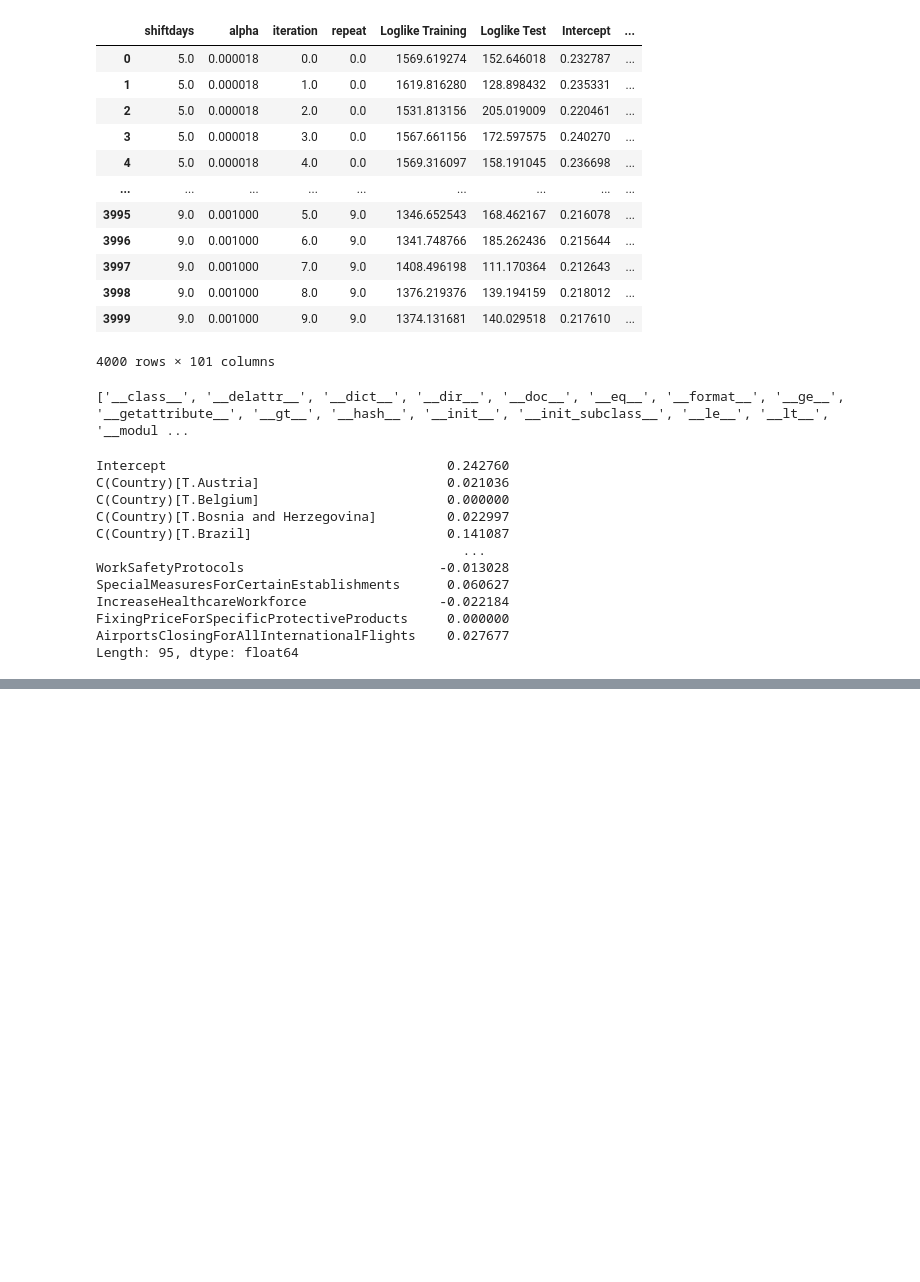
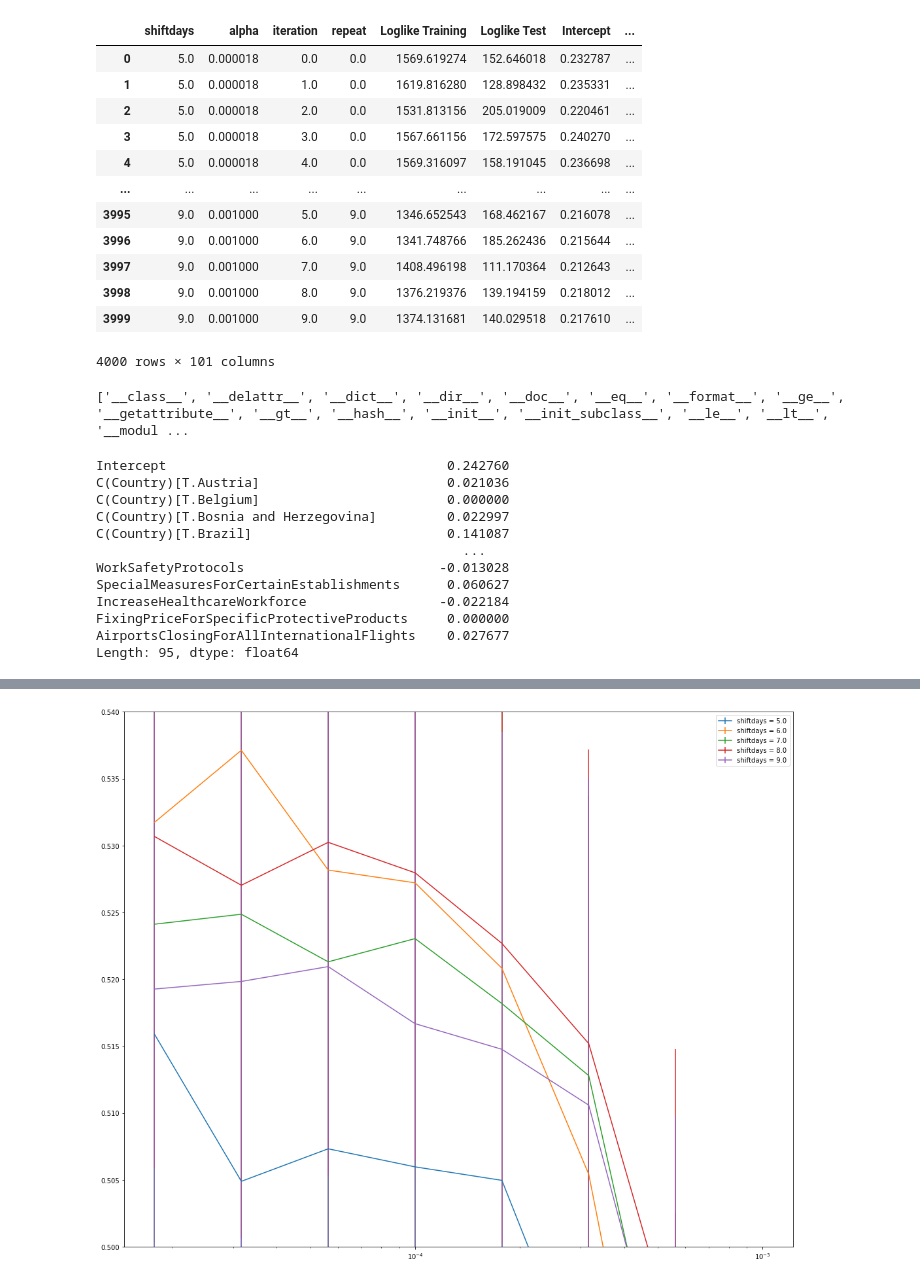
Before and after one commit to lukasgeyrhofer/corona, a Jupyter notebook: regression measures.ipynb, the cells around one changed output, grey strips where cells are left out. Cells and saved outputs as stored; diff of their text form; code cells hidden in the pictures; blank space fills up the shorter version.

```diff
--- a/regression measures.ipynb
+++ b/regression measures.ipynb
@@ -301,7 +301,7 @@ allresults_rndXv     = None
 
 for shiftdays in range(0, maxshift + 1):
     print('generating DF and model for shiftdays = {}'.format(shiftdays))
-    tmp, measurelist = GetRegressionDF(countrylist = measure_data.countrylist, shiftdays = shiftdays, maxlen = 40, smooth = True)
+    tmp, measurelist = GetRegressionDF(countrylist = measure_data.countrylist, shiftdays = shiftdays, smooth = True)
     regrDF.append(tmp)
 
     countrylist = tmp['Country'].unique()
@@ -368,7 +368,7 @@ for shiftdays in np.arange(maxshift + 1):
             result_dict['Loglike Training'] = model_train[shiftdays][i].loglike(results.params)
             result_dict['Loglike Test']     = model_test[shiftdays][i].loglike(np.array(test_params))
 
-            result_dict.update({k:v for k,v in results.params.items()})
+            result_dict['result'] = results
 
             if allresults_rndXv is None:
                 allresults_rndXv = pd.DataFrame({k:np.array([v]) for k,v in result_dict.items()})
@@ -1050,0 +1098,23 @@ Length: 95, dtype: float64
+# %%
+shiftdaylist = r2DF['shiftdays'].unique()
+alphalist = r2DF['alpha'].unique()
+shiftdaylist.sort()
+alphalist.sort()
+
+fig,ax = plt.subplots(1,1)
+
+for shiftdays in shiftdaylist:
+    r2test_mean = []
+    r2test_std = []
+    for alpha in alphalist:
+        idx = (r2DF['shiftdays'] == shiftdays) & (r2DF['alpha'] == alpha)
+        r2test_mean.append(np.mean(r2DF['R2'][idx]))
+        r2test_std.append(np.std(r2DF['R2'][idx])/np.sqrt(np.sum(idx)))
+    ax.errorbar(alphalist,r2test_mean,yerr = r2test_std, label = 'shiftdays = {}'.format(shiftdays))
+ax.set_xscale('log')
+ax.set_ylim([.5,.54])
+ax.set_xscale('log')
+ax.legend()
+plt.tight_layout()
+# %% [output]
+[figure, added]
```
Also changed, not shown: parts of 1 cell of this notebook.
